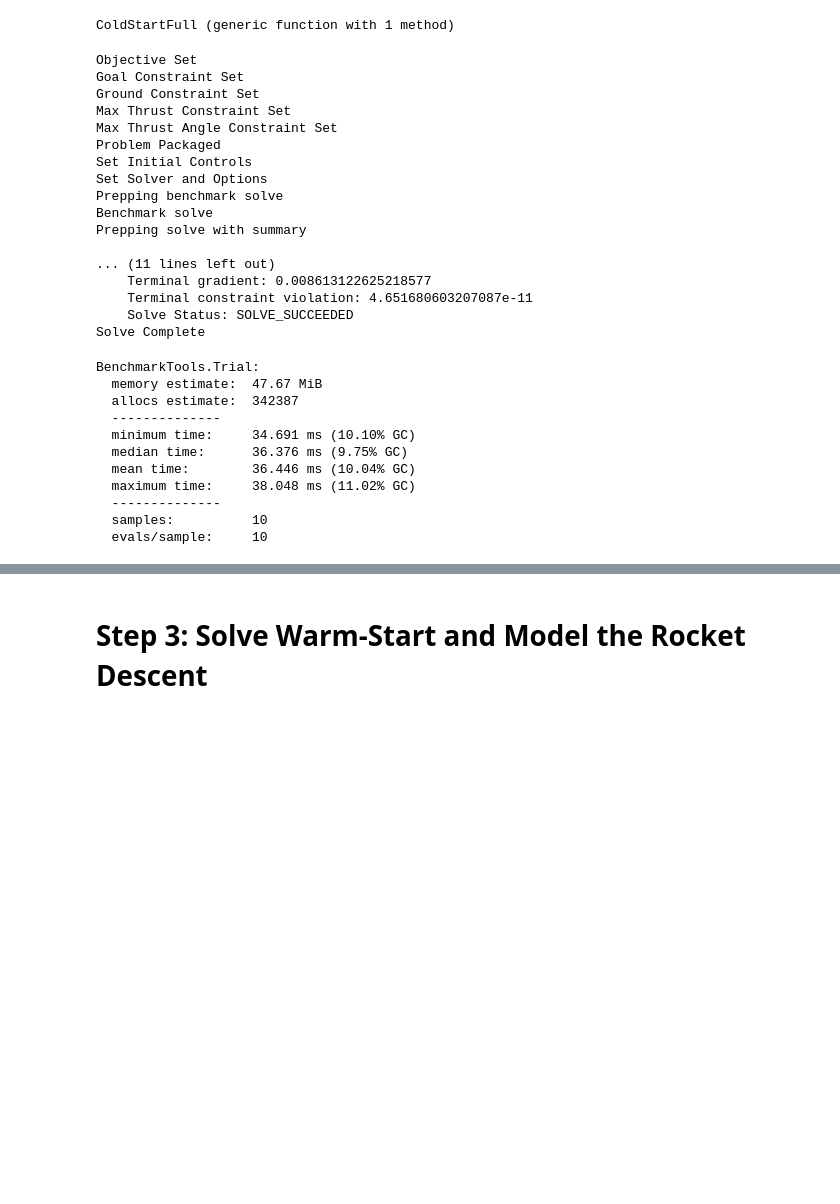
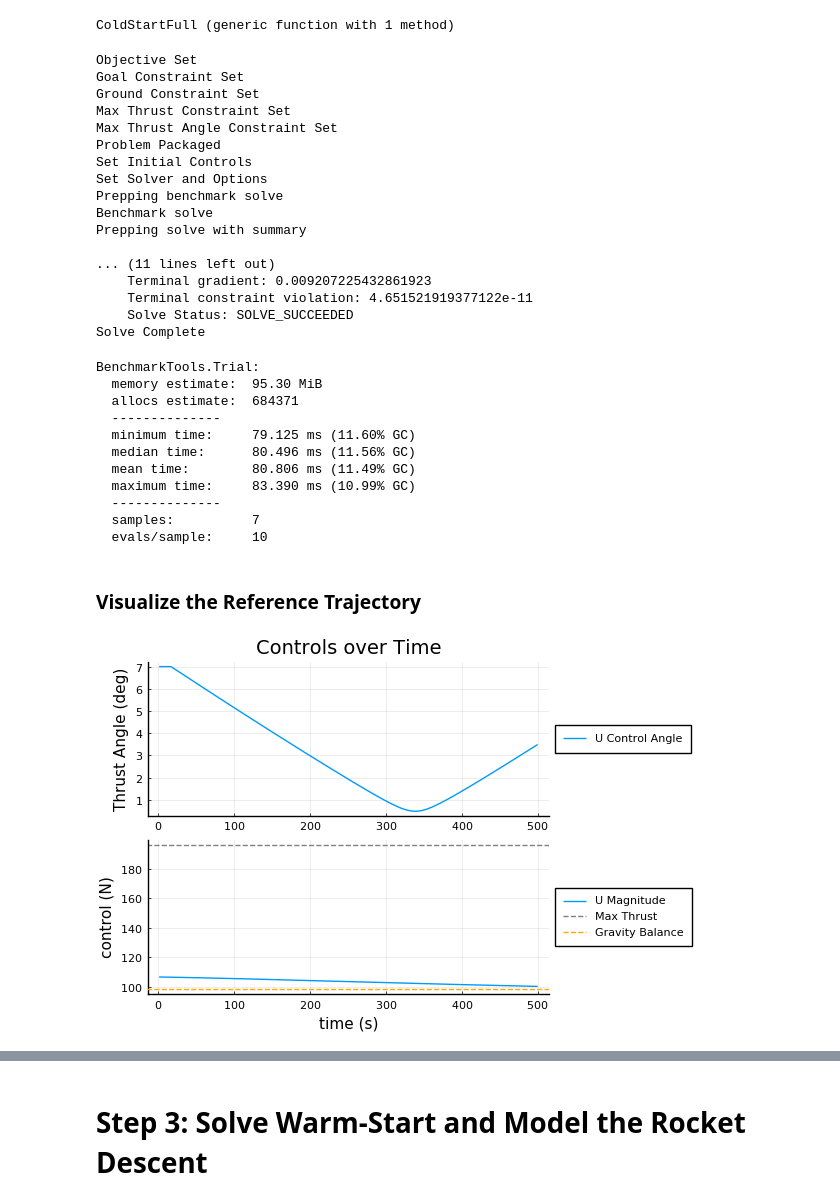
Before and after one commit to RoboticExplorationLab/altro-mpc-icra2021, a Jupyter notebook: benchmarks/rocket_landing/RocketLandingMPC-SOCP.ipynb, the cells around one changed output, grey strips where cells are left out. Saved outputs shown, nothing was run; the diff lists cells and outputs as text; code cells hidden in the pictures; blank space fills up the shorter version.

```diff
--- a/benchmarks/rocket_landing/RocketLandingMPC-SOCP.ipynb
+++ b/benchmarks/rocket_landing/RocketLandingMPC-SOCP.ipynb
@@ -101,7 +107,7 @@ rocket = Rocket(mass, grav, model)
 n, m = size(rocket.model)
 
 # Trajectory Discretization
-N = 251
+N = 301
 tf = 10.
 dt = tf/(N-1)
 
@@ -277,21 +288,23 @@ Benchmark solve
 Prepping solve with summary
 
 ... (11 lines left out)
-    Terminal gradient: 0.008613122625218577
-    Terminal constraint violation: 4.651680603207087e-11
+    Terminal gradient: 0.009207225432861923
+    Terminal constraint violation: 4.651521919377122e-11
     Solve Status: SOLVE_SUCCEEDED
 Solve Complete
 # %%
 b
 # %% [output]
 BenchmarkTools.Trial:
-  memory estimate:  47.67 MiB
-  allocs estimate:  342387
+  memory estimate:  95.30 MiB
+  allocs estimate:  684371
   --------------
-  minimum time:     34.691 ms (10.10% GC)
-  median time:      36.376 ms (9.75% GC)
-  mean time:        36.446 ms (10.04% GC)
-  maximum time:     38.048 ms (11.02% GC)
+  minimum time:     79.125 ms (11.60% GC)
+  median time:      80.496 ms (11.56% GC)
+  mean time:        80.806 ms (11.49% GC)
+  maximum time:     83.390 ms (10.99% GC)
   --------------
-  samples:          10
+  samples:          7
   evals/sample:     10
+# %% [markdown]
+### Visualize the Reference Trajectory
@@ -297,0 +322,32 @@ BenchmarkTools.Trial:
+# %%
+function getAngle3D(u)
+    if norm(u[3]) == 0.0
+        # hit the tan singularity
+        return pi / 2
+    else
+        return atand(norm([u[1]; u[2]]), u[3])
+    end
+end
+
+function get_angle_xy(u)
+    return atand(u[2], u[1])
+end
+
+pyplot()
+
+plt_ux = plot(getAngle3D.(U_cold), label = "U Control Angle", legend = :outerright)
+# hline!([-ulateral_max, ulateral_max], linecolor = :grey, linestyle = :dash,
+#                 label = "Max Lateral Thrust")
+# xlabel!("time (s)")
+ylabel!("Thrust Angle (deg)")
+title!("Controls over Time")
+
+plt_umag = plot(norm.(U_cold), label = "U Magnitude", legend = :outerright)
+hline!([2 * norm(mass * grav[3])], linecolor = :grey, linestyle = :dash, label = "Max Thrust")
+hline!([norm(mass * grav[3])], linecolor = :orange, linestyle = :dash, label = "Gravity Balance")
+xlabel!("time (s)")
+ylabel!("control (N)")
+
+plt_u = plot(plt_ux, plt_umag, layout = (2, 1))
+# %% [output]
+[figure, added]
```
Also changed, not shown: parts of 27 cells of this notebook, 1 other file.
